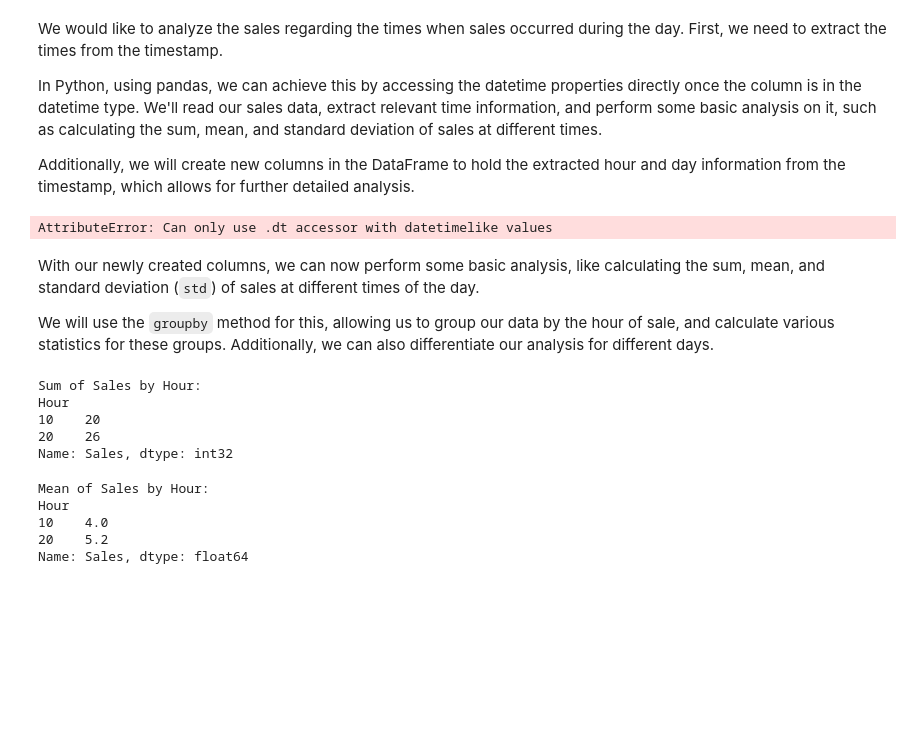
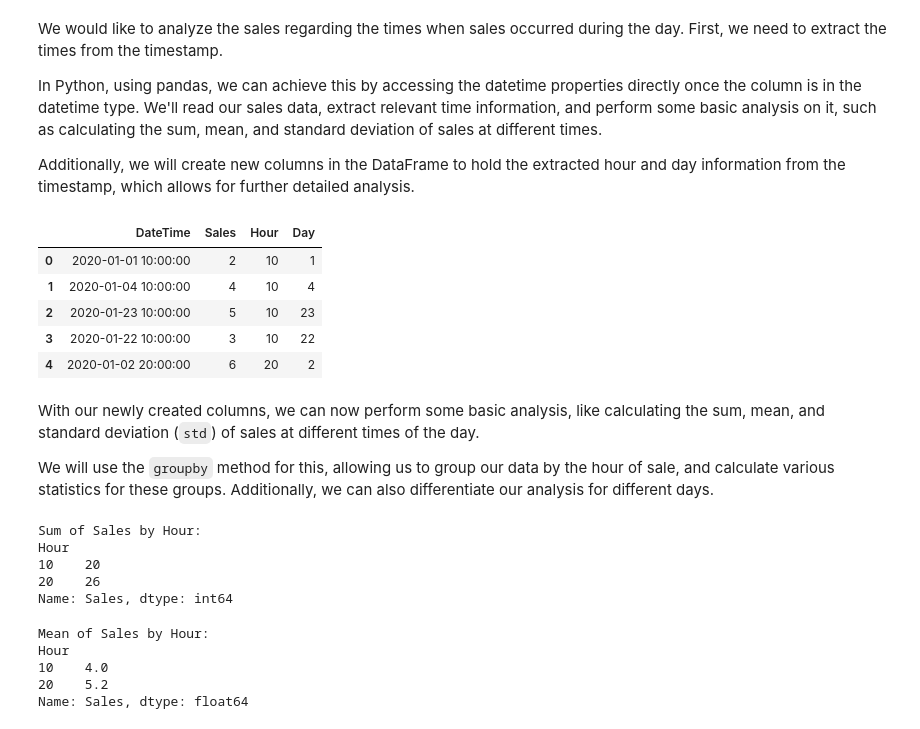
Before and after one commit to Pegagin/autoPOMcodinglab, a Jupyter notebook: POMcases_00_Python_101/02_python_basics_Pandas_CSV_DateTime.ipynb, the cells around one changed output. Saved outputs shown, nothing was run; the diff lists cells and outputs as text; code cells hidden in the pictures; blank space fills up the shorter version.

Commit message:
fix new date

```diff
--- a/POMcases_00_Python_101/02_python_basics_Pandas_CSV_DateTime.ipynb
+++ b/POMcases_00_Python_101/02_python_basics_Pandas_CSV_DateTime.ipynb
@@ -976,21 +976,26 @@ Additionally, we will create new columns in the DataFrame to hold the extracted
 # %%
 import pandas as pd
 
 # Reading the CSV file with specified header and types
 sales = pd.read_csv("data/BerlinSales.csv",
                     names=["DateTime", "Sales"],
-                    dtype={"DateTime": str, "Sales": int},
+                    dtype={"Sales": int},
                     parse_dates=["DateTime"],
                     date_parser=lambda x: pd.to_datetime(x, format="%d.%m.%Y %H:%M"))
 
 # Extracting the hour and day from the DateTime column and creating new columns for them
 sales['Hour'] = sales['DateTime'].dt.hour
 sales['Day'] = sales['DateTime'].dt.day
 
 # Displaying the DataFrame
 sales.head()
 # %% [output]
-AttributeError: Can only use .dt accessor with datetimelike values
+|  | DateTime | Sales | Hour | Day |
+| 0 | 2020-01-01 10:00:00 | 2 | 10 | 1 |
+| 1 | 2020-01-04 10:00:00 | 4 | 10 | 4 |
+| 2 | 2020-01-23 10:00:00 | 5 | 10 | 23 |
+| 3 | 2020-01-22 10:00:00 | 3 | 10 | 22 |
+| 4 | 2020-01-02 20:00:00 | 6 | 20 | 2 |
 # %% [markdown]
 With our newly created columns, we can now perform some basic analysis, like calculating the sum, mean, and standard deviation (`std`) of sales at different times of the day.
 
@@ -1005,7 +1010,7 @@ Sum of Sales by Hour:
 Hour
 10    20
 20    26
-Name: Sales, dtype: int32
+Name: Sales, dtype: int64
 # %%
 # Calculating and displaying the mean of Sales grouped by Hour
 sales_mean_by_hour = sales.groupby('Hour')['Sales'].mean()
```
Also changed, not shown: parts of 1 cell of this notebook.
